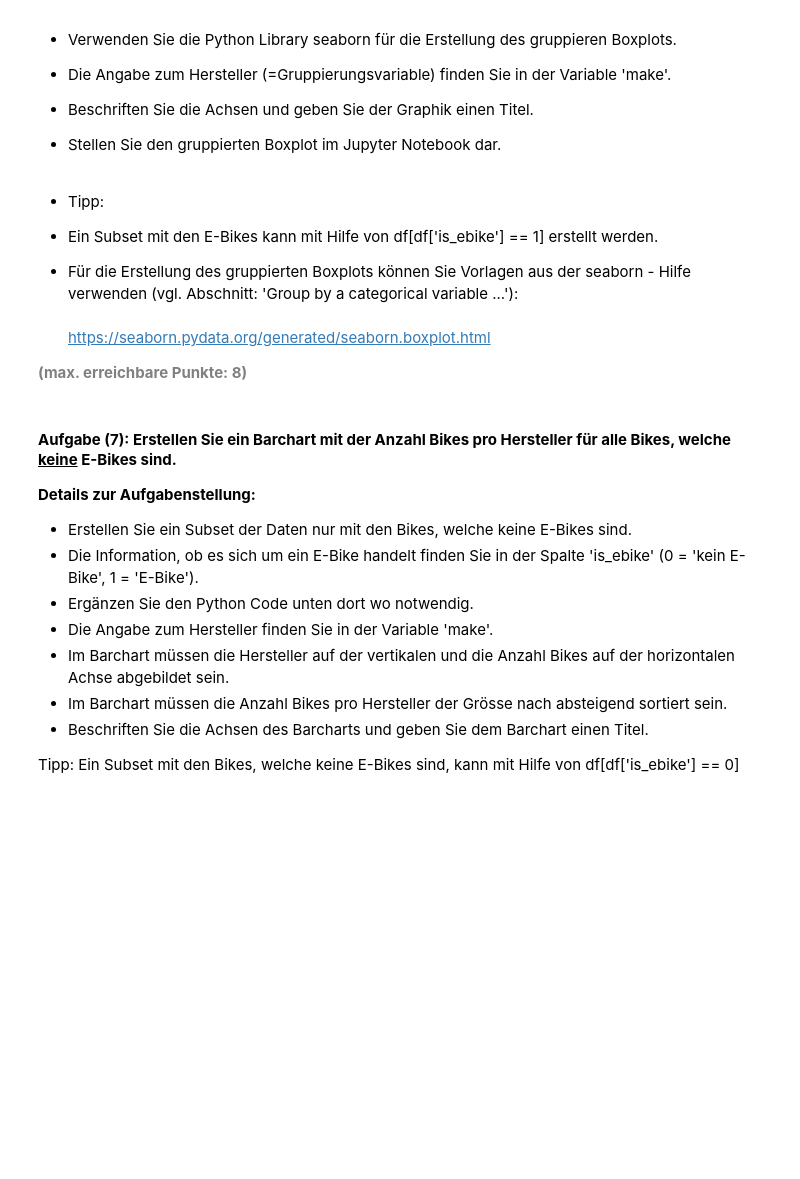
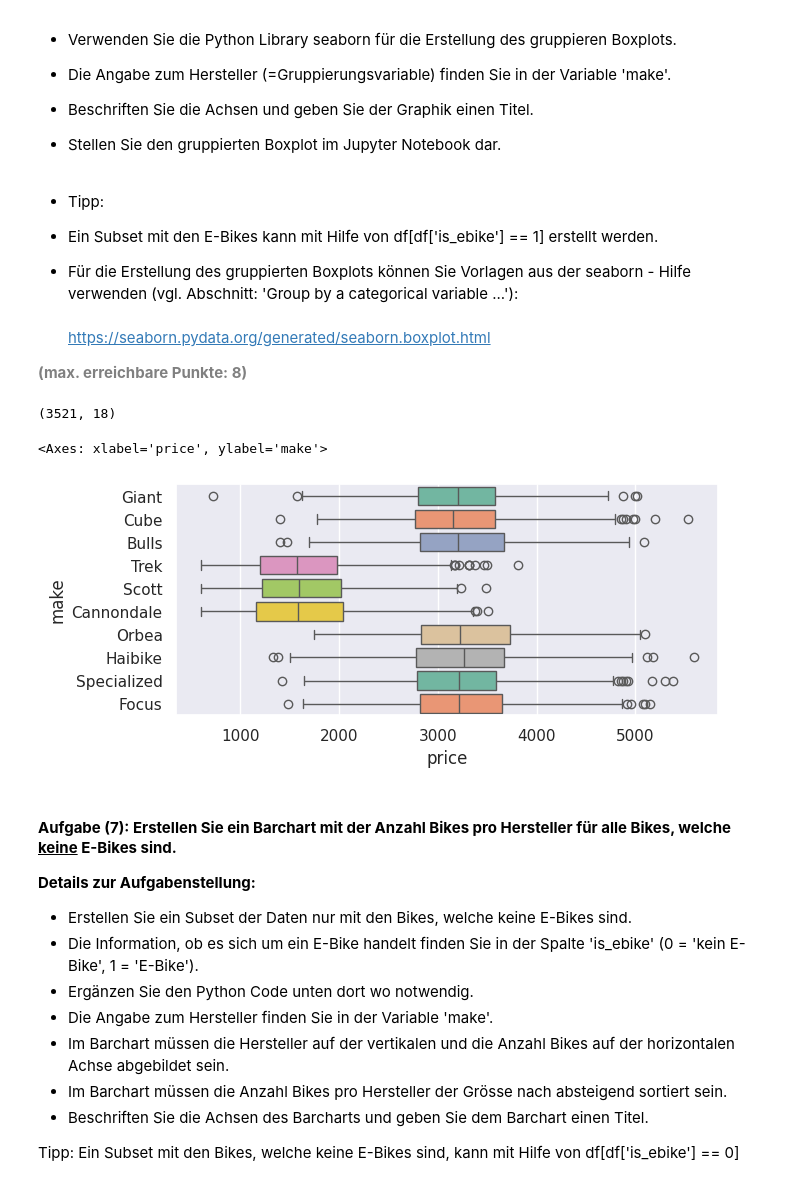
Before and after one commit to migifor-forstmi4/python_exploratory_data_analysis, a Jupyter notebook: LN2_AP02/AP02_Advanced_Data_Preparation_and_EDA.ipynb, the cells around one changed output. Saved outputs shown, nothing was run; the diff lists cells and outputs as text; code cells hidden in the pictures; blank space fills up the shorter version.

```diff
--- a/LN2_AP02/AP02_Advanced_Data_Preparation_and_EDA.ipynb
+++ b/LN2_AP02/AP02_Advanced_Data_Preparation_and_EDA.ipynb
@@ -430,9 +430,20 @@ plt.show()
 <b style="color: gray;">(max. erreichbare Punkte: 8)</b>
 # %%
 # Subset der Daten nur mit E-Bikes erstellen
-
+df_sub = df.loc[(df.is_ebike == 1)]
+print(df_sub.shape)
 
 # Erstellen, Beschriften und Anzeigen eines gruppierten Boxplots der Preise pro Hersteller
+plt.figure(figsize = (7,3))
+sns.boxplot(x = 'price',
+            y = 'make',
+            data = df,
+            orient = 'h',
+            palette = 'Set2',)
+# %% [output]
+(3521, 18)
+<Axes: xlabel='price', ylabel='make'>
+[figure, added]
 # %% [markdown]
 #### <b>Aufgabe (7): Erstellen Sie ein Barchart mit der Anzahl Bikes pro Hersteller für alle Bikes, welche <u>keine</u> E-Bikes sind.</b>
 <b>Details zur Aufgabenstellung:</b>
```
